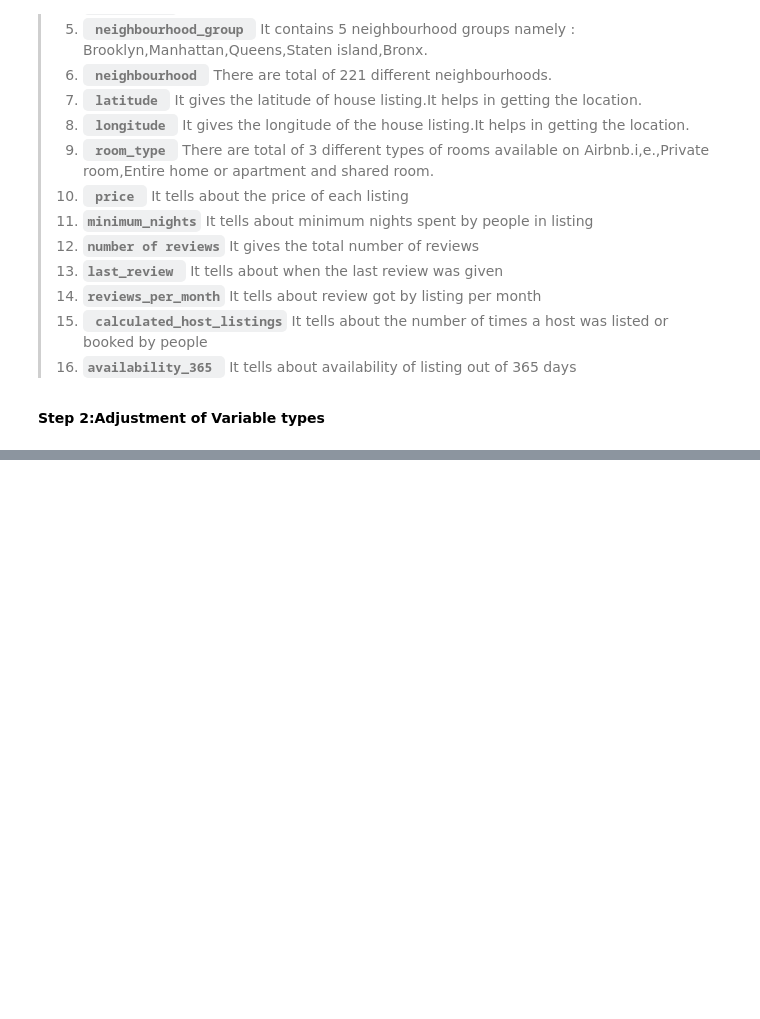
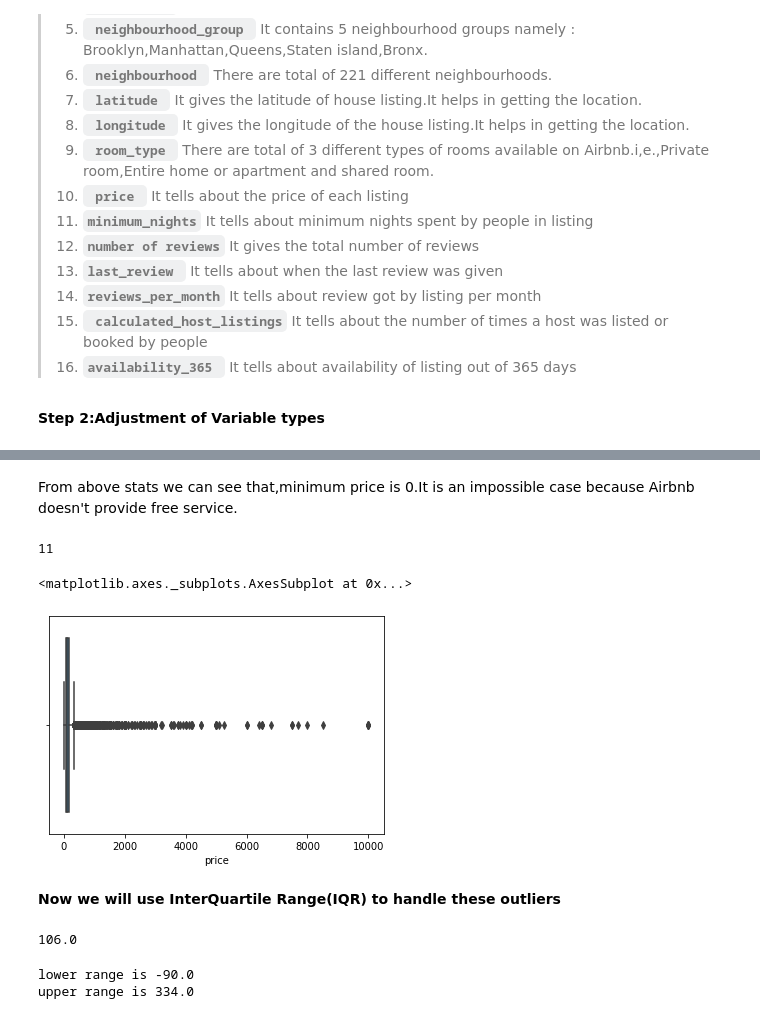
Before and after one commit to SachinYallapurkar/AirBnb-bookings-analysis, a Jupyter notebook: AirBnb_bookings_analysis.ipynb, the cells around one changed output, grey strips where cells are left out. Cells and saved outputs as stored; diff of their text form; code cells hidden in the pictures; blank space fills up the shorter version.

```diff
--- a/AirBnb_bookings_analysis.ipynb
+++ b/AirBnb_bookings_analysis.ipynb
@@ -231,0 +292,2 @@ array(['Private room', 'Entire home/apt', 'Shared room'], dtype=object)
+# %%
+df.drop(["id","name","host_name","last_review"],axis=1,inplace=True)
@@ -231,0 +296,3 @@ array(['Private room', 'Entire home/apt', 'Shared room'], dtype=object)
+# %%
+df.fillna({"reviews_per_month":0},inplace=True)
+df.reviews_per_month.isnull().sum()
@@ -231,0 +335,37 @@ array(['Private room', 'Entire home/apt', 'Shared room'], dtype=object)
+# %% [markdown]
+From above stats we can see that,minimum price is 0.It is an impossible case because Airbnb doesn't provide free service.
+# %%
+#to check how many listings have price as zero
+len(df[df['price']==0])
+# %% [output]
+11
+# %%
+#using boxplot to visualize outliers
+sns.boxplot(df["price"])
+# %% [output]
+<matplotlib.axes._subplots.AxesSubplot at 0x...>
+[figure, added]
+# %% [markdown]
+**Now we will use InterQuartile Range(IQR) to handle these outliers**
+# %%
+#to find IQR
+Q1=df["price"].quantile(0.25)
+Q3=df["price"].quantile(0.75)
+IQR=Q3-Q1
+print(IQR)
+# %% [output]
+106.0
+# %%
+#to find upper and lower range
+def outliers_handling(feature):
+  sorted(feature)
+  lower_range=Q1-(1.5*IQR)
+  upper_range=Q3+(1.5*IQR)
+
+  return lower_range,upper_range
+
+lower_limit,upper_limit=outliers_handling(df["price"])
+print(f"lower range is {lower_limit}\nupper range is {upper_limit}")
+# %% [output]
+lower range is -90.0
+upper range is 334.0
```
Also changed, not shown: parts of 28 cells of this notebook.
